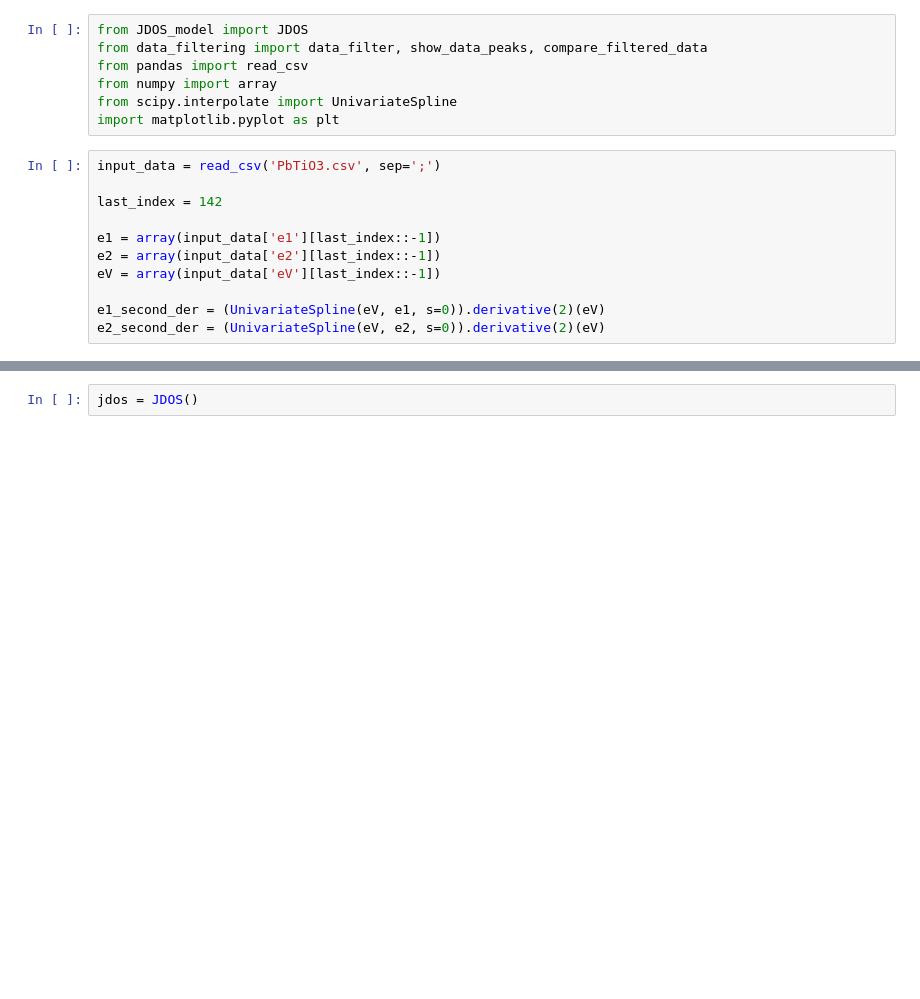
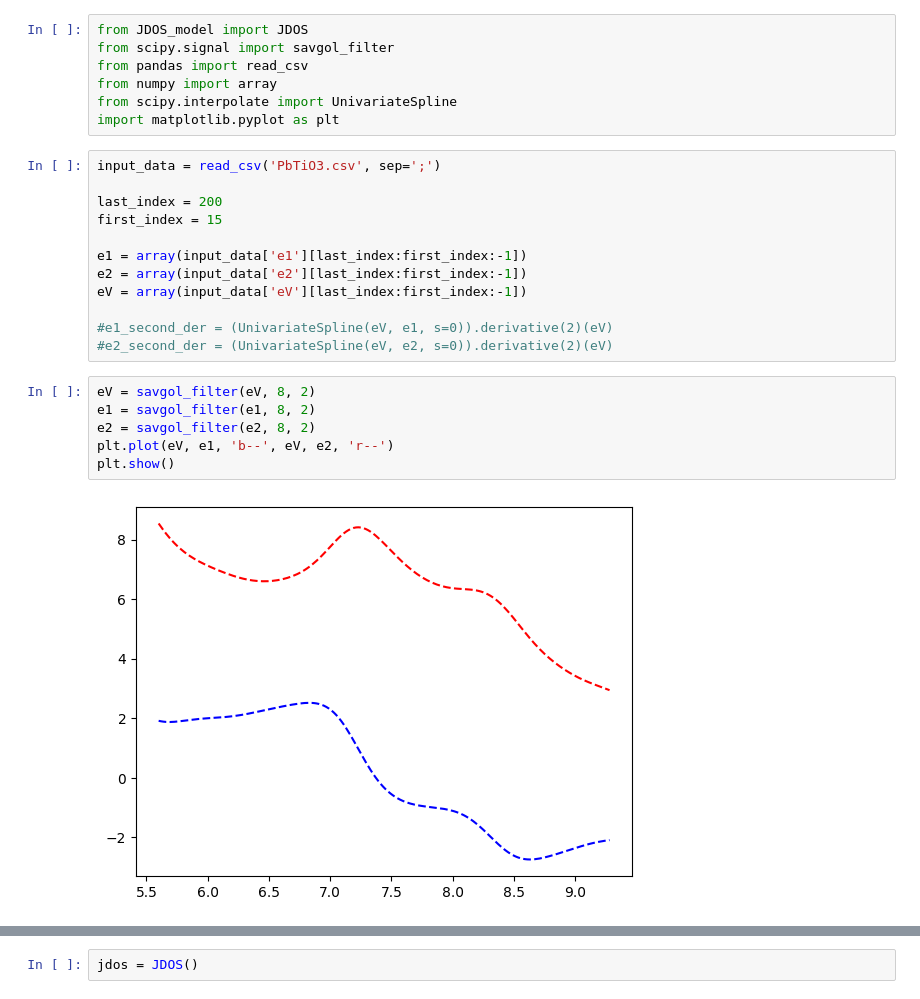
Before and after one commit to Kubabob/JDOS, a Jupyter notebook: exemplary_use_of_JDOS.ipynb, the cells around one changed output, grey strips where cells are left out. Saved outputs shown, nothing was run; the diff lists cells and outputs as text; blank space fills up the shorter version.

```diff
--- a/exemplary_use_of_JDOS.ipynb
+++ b/exemplary_use_of_JDOS.ipynb
@@ -1,6 +1,6 @@
 # %%
 from JDOS_model import JDOS
-from data_filtering import data_filter, show_data_peaks, compare_filtered_data
+from scipy.signal import savgol_filter
 from pandas import read_csv
 from numpy import array
 from scipy.interpolate import UnivariateSpline
@@ -8,12 +8,21 @@ import matplotlib.pyplot as plt
 # %%
 input_data = read_csv('PbTiO3.csv', sep=';')
 
-last_index = 142
+last_index = 200
+first_index = 15
 
-e1 = array(input_data['e1'][last_index::-1])
-e2 = array(input_data['e2'][last_index::-1])
-eV = array(input_data['eV'][last_index::-1])
+e1 = array(input_data['e1'][last_index:first_index:-1])
+e2 = array(input_data['e2'][last_index:first_index:-1])
+eV = array(input_data['eV'][last_index:first_index:-1])
 
-e1_second_der = (UnivariateSpline(eV, e1, s=0)).derivative(2)(eV)
-e2_second_der = (UnivariateSpline(eV, e2, s=0)).derivative(2)(eV)
+#e1_second_der = (UnivariateSpline(eV, e1, s=0)).derivative(2)(eV)
+#e2_second_der = (UnivariateSpline(eV, e2, s=0)).derivative(2)(eV)
+# %%
+eV = savgol_filter(eV, 8, 2)
+e1 = savgol_filter(e1, 8, 2)
+e2 = savgol_filter(e2, 8, 2)
+plt.plot(eV, e1, 'b--', eV, e2, 'r--')
+plt.show()
+# %% [output]
+[figure, added]
 # %%
```
Also changed, not shown: parts of 7 cells of this notebook, 5 other files.
